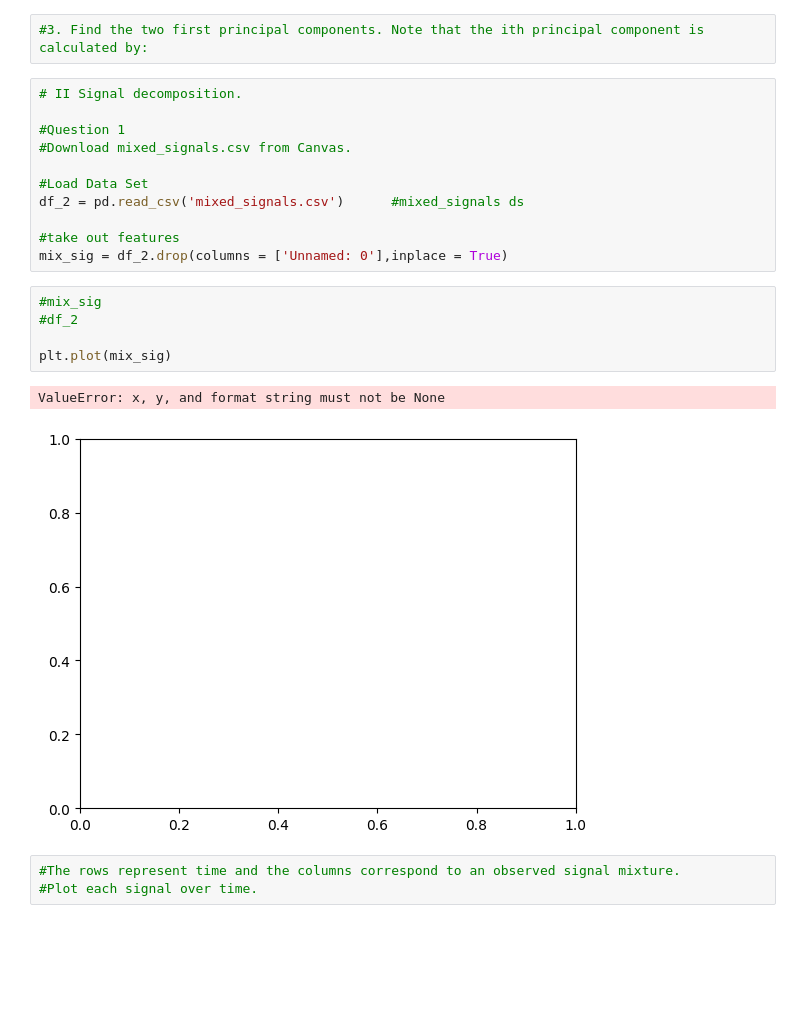
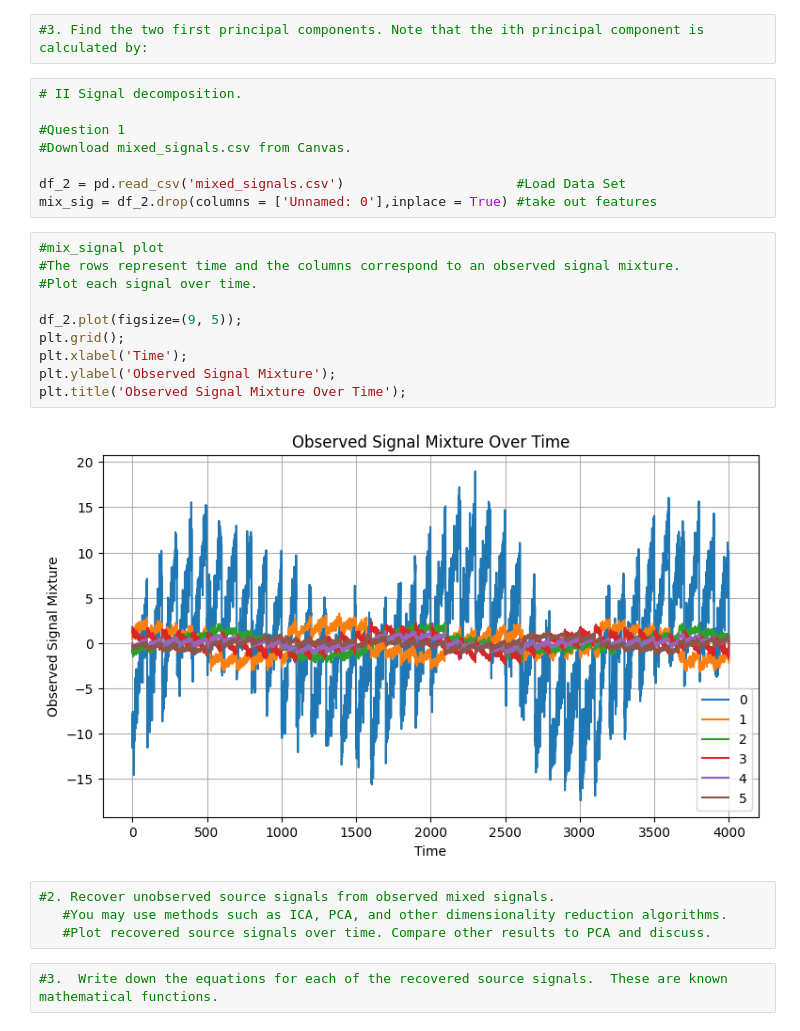
Before and after one commit to hrelosim/AM170B_Spring23, a Jupyter notebook: hw2/AM170B_hw2_lab.ipynb, the cells around one changed output. Cells and saved outputs as stored; diff of their text form; blank space fills up the shorter version.

```diff
--- a/hw2/AM170B_hw2_lab.ipynb
+++ b/hw2/AM170B_hw2_lab.ipynb
@@ -62,19 +60,23 @@ plt.grid()
 #Question 1
 #Download mixed_signals.csv from Canvas.
 
-#Load Data Set
-df_2 = pd.read_csv('mixed_signals.csv')      #mixed_signals ds
-
-#take out features
-mix_sig = df_2.drop(columns = ['Unnamed: 0'],inplace = True)
+df_2 = pd.read_csv('mixed_signals.csv')                      #Load Data Set
+mix_sig = df_2.drop(columns = ['Unnamed: 0'],inplace = True) #take out features
 # %%
-#mix_sig
-#df_2
+#mix_signal plot
+#The rows represent time and the columns correspond to an observed signal mixture.
+#Plot each signal over time.
 
-plt.plot(mix_sig)
+df_2.plot(figsize=(9, 5));
+plt.grid();
+plt.xlabel('Time');
+plt.ylabel('Observed Signal Mixture');
+plt.title('Observed Signal Mixture Over Time');
 # %% [output]
-ValueError: x, y, and format string must not be None
-[figure, old version]
+[figure, new version]
 # %%
-#The rows represent time and the columns correspond to an observed signal mixture.
-#Plot each signal over time.
+#2. Recover unobserved source signals from observed mixed signals.
+   #You may use methods such as ICA, PCA, and other dimensionality reduction algorithms.
+   #Plot recovered source signals over time. Compare other results to PCA and discuss.
+# %%
+#3.  Write down the equations for each of the recovered source signals.  These are known mathematical functions.
```
Also changed, not shown: parts of 2 cells of this notebook.
